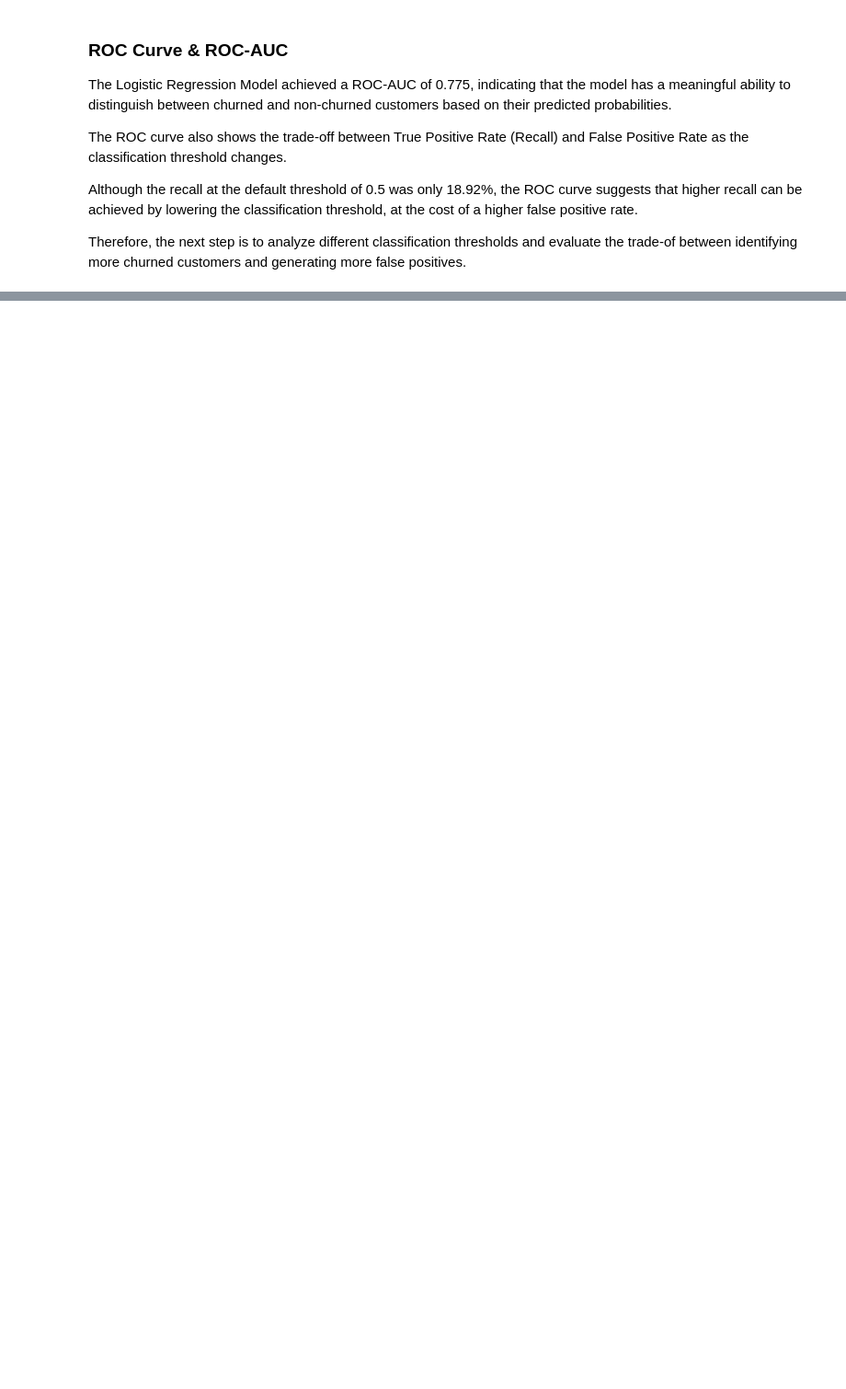
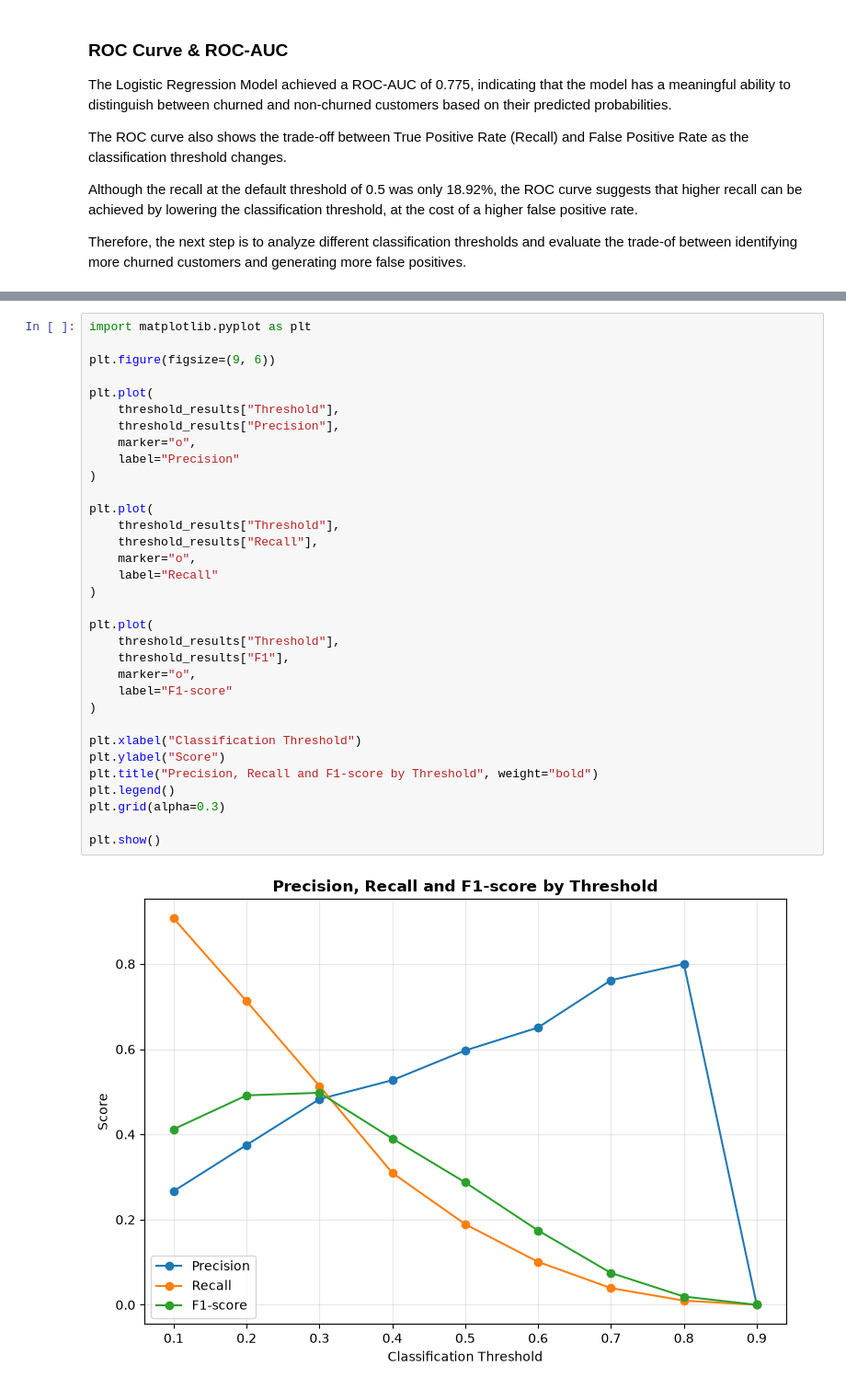
Before and after one commit to ppthanhtuyen-create/bank-customer-churn-analysis, a Jupyter notebook: data_understanding.ipynb, the cells around one changed output, grey strips where cells are left out. Shown at 92% size. Drawn from its saved outputs; the diff is of its cells as text; blank space fills up the shorter version.

```diff
--- a/data_understanding.ipynb
+++ b/data_understanding.ipynb
@@ -2512,0 +2625,35 @@ Therefore, the next step is to analyze different classification thresholds and e
+# %%
+import matplotlib.pyplot as plt
+
+plt.figure(figsize=(9, 6))
+
+plt.plot(
+    threshold_results["Threshold"],
+    threshold_results["Precision"],
+    marker="o",
+    label="Precision"
+)
+
+plt.plot(
+    threshold_results["Threshold"],
+    threshold_results["Recall"],
+    marker="o",
+    label="Recall"
+)
+
+plt.plot(
+    threshold_results["Threshold"],
+    threshold_results["F1"],
+    marker="o",
+    label="F1-score"
+)
+
+plt.xlabel("Classification Threshold")
+plt.ylabel("Score")
+plt.title("Precision, Recall and F1-score by Threshold", weight="bold")
+plt.legend()
+plt.grid(alpha=0.3)
+
+plt.show()
+# %% [output]
+[figure, added]
```
Also changed, not shown: parts of 32 cells of this notebook, 1 other file.
